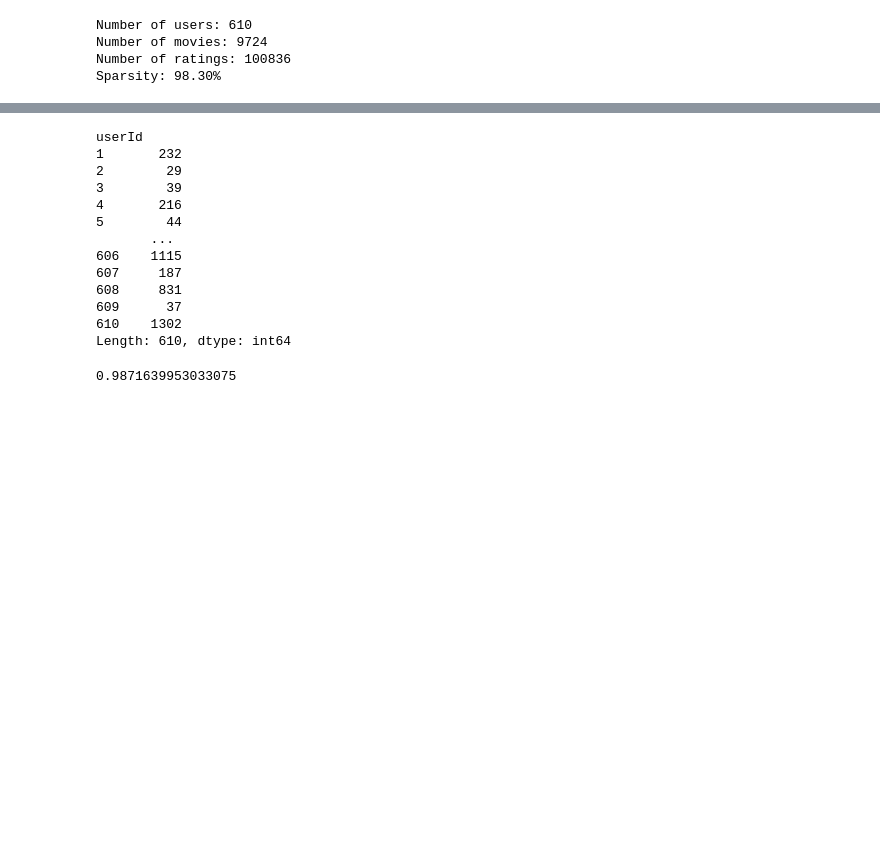
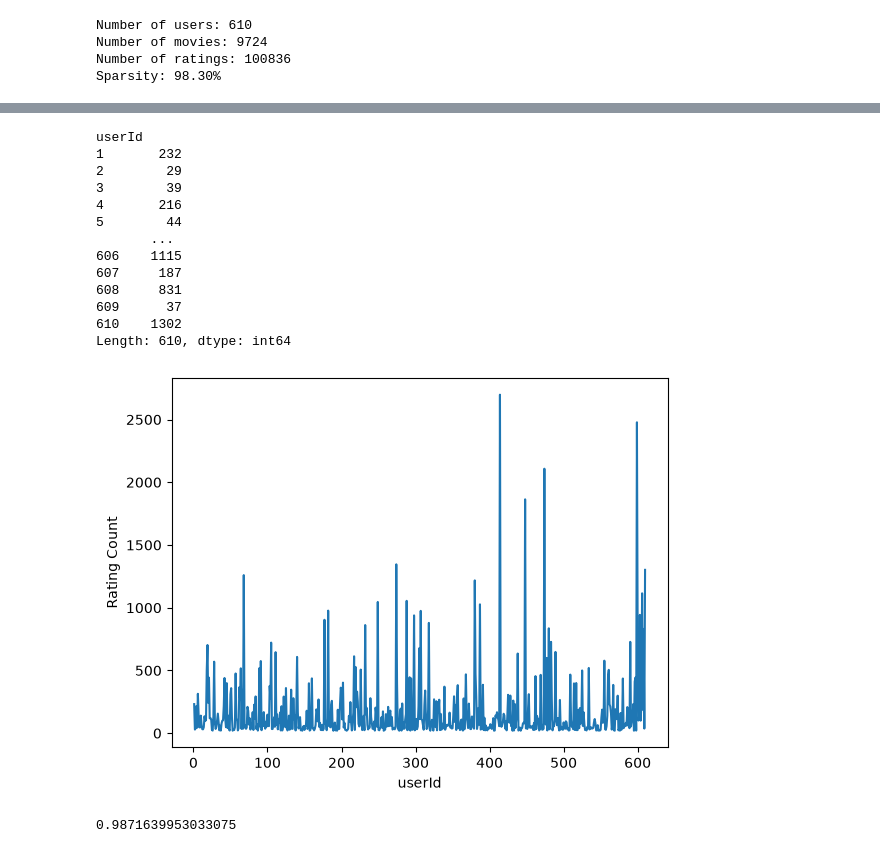
Before and after one commit to linaeissaa/K-Nearest-Neighbors, a Jupyter notebook: lab1update.ipynb, the cells around one changed output, grey strips where cells are left out. Cells and saved outputs as stored; diff of their text form; code cells hidden in the pictures; blank space fills up the shorter version.

```diff
--- a/lab1update.ipynb
+++ b/lab1update.ipynb
@@ -67,20 +64,24 @@ Name: count, dtype: int64
 # %%
 ratings_per_user = ratings_df.groupby("userId").size()
 print(ratings_per_user)
+ratings_per_user.plot()
+plt.ylabel("Rating Count")
+plt.show()
 # %% [output]
 userId
 1       232
 2        29
 3        39
 4       216
 5        44
        ...
 606    1115
 607     187
 608     831
 609      37
 610    1302
 Length: 610, dtype: int64
+[figure, added]
 # %%
 def get_co_rated(matrix, a, b, axis):
 
```
Also changed, not shown: parts of 9 cells of this notebook.
